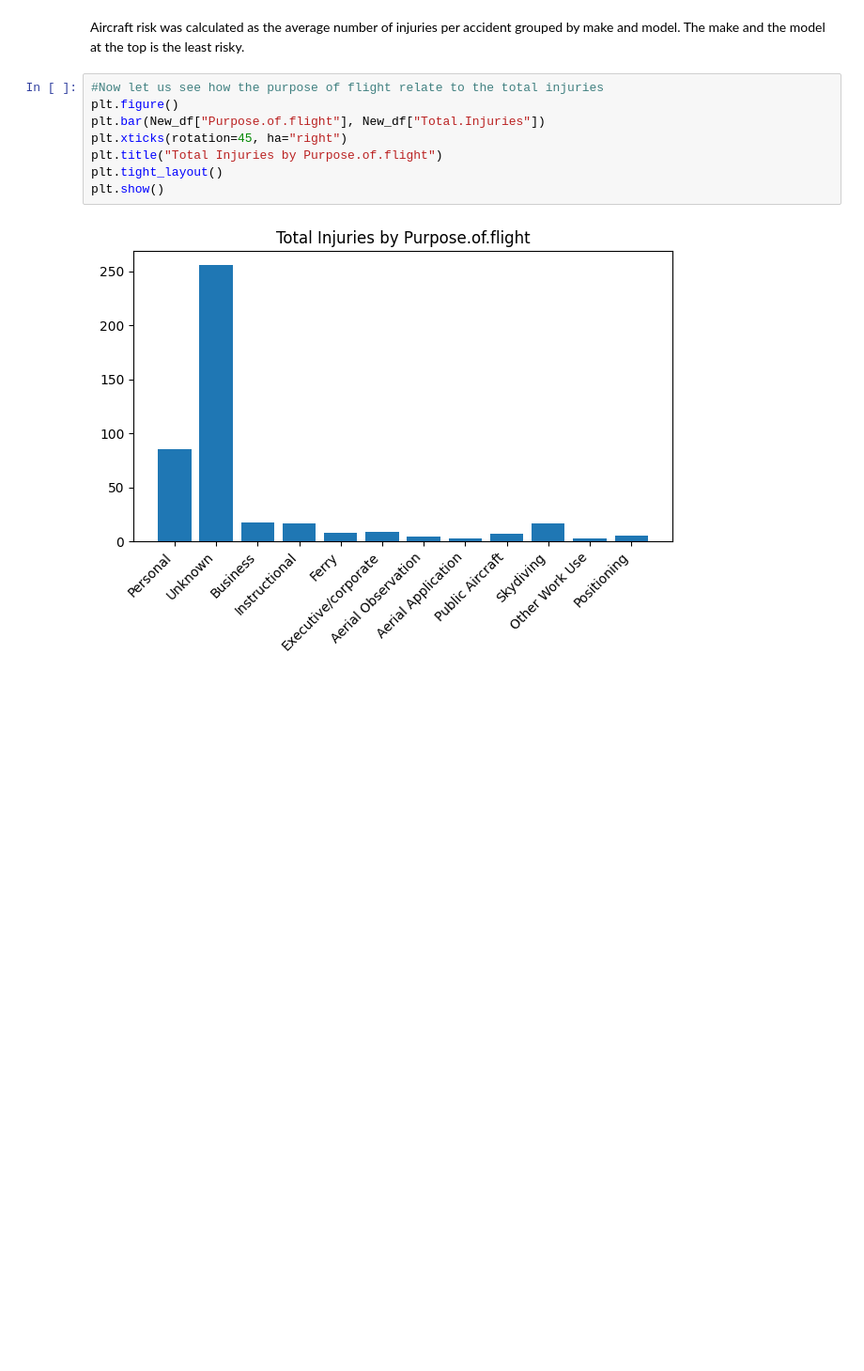
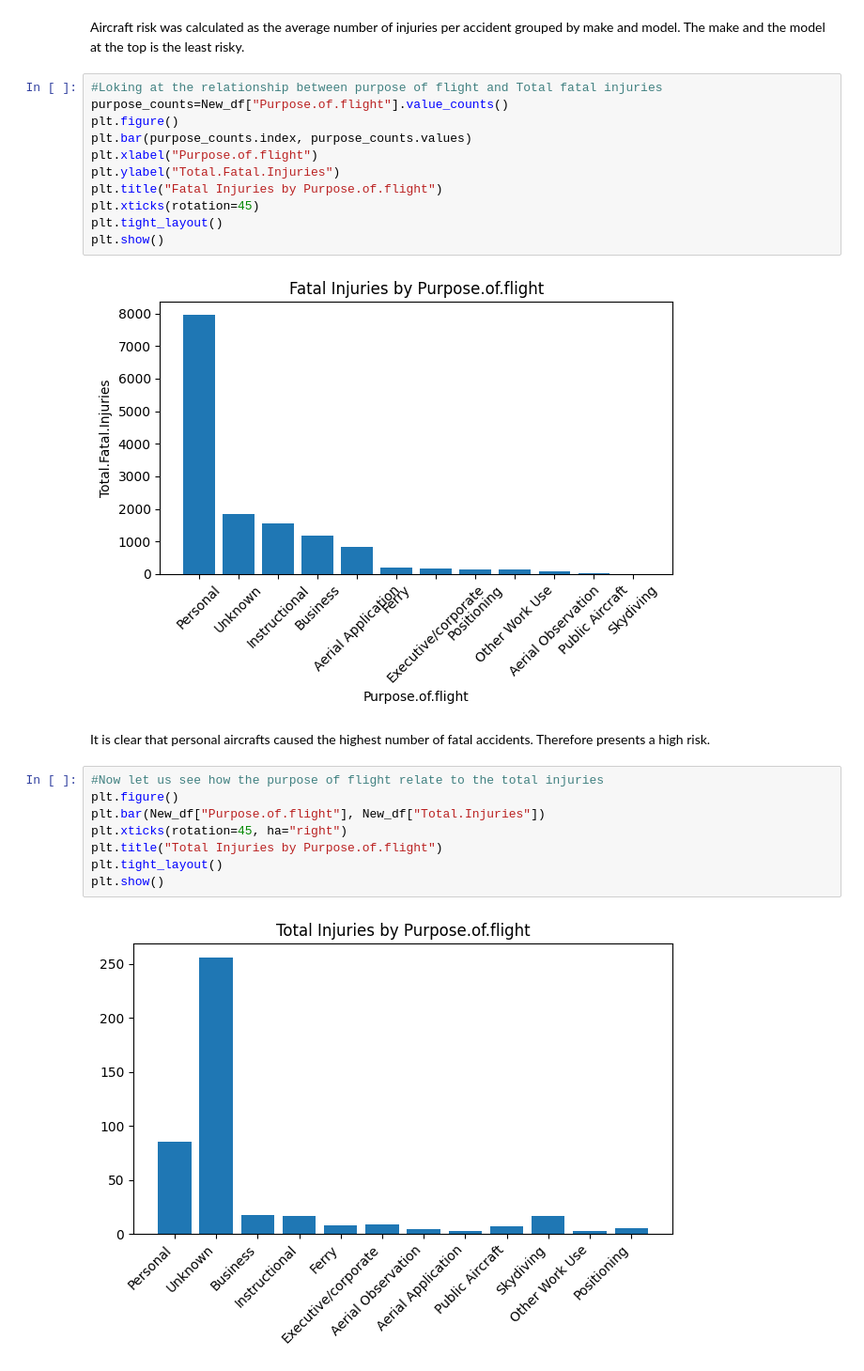
Before and after one commit to nelimaawuor-lgtm/Phase-1-project, a Jupyter notebook: Student.ipynb, the cells around one changed output. Shown at 94% size. Drawn from its saved outputs; the diff is of its cells as text; blank space fills up the shorter version.

Commit message:
Added another visualization

```diff
--- a/Student.ipynb
+++ b/Student.ipynb
@@ -373,6 +373,21 @@ Risk_by_make_model.head(10)
 # %% [markdown]
 Aircraft risk was calculated as the average number of injuries per accident grouped by make and model.
 The make and the model at the top is the least risky.
+# %%
+#Loking at the relationship between purpose of flight and Total fatal injuries
+purpose_counts=New_df["Purpose.of.flight"].value_counts()
+plt.figure()
+plt.bar(purpose_counts.index, purpose_counts.values)
+plt.xlabel("Purpose.of.flight")
+plt.ylabel("Total.Fatal.Injuries")
+plt.title("Fatal Injuries by Purpose.of.flight")
+plt.xticks(rotation=45)
+plt.tight_layout()
+plt.show()
+# %% [output]
+[figure, added]
+# %% [markdown]
+It is clear that personal aircrafts caused the highest number of fatal accidents. Therefore presents a high risk.
 # %%
 #Now let us see how the purpose of flight relate to the total injuries
 plt.figure()
```
Also changed, not shown: parts of 1 cell of this notebook.
